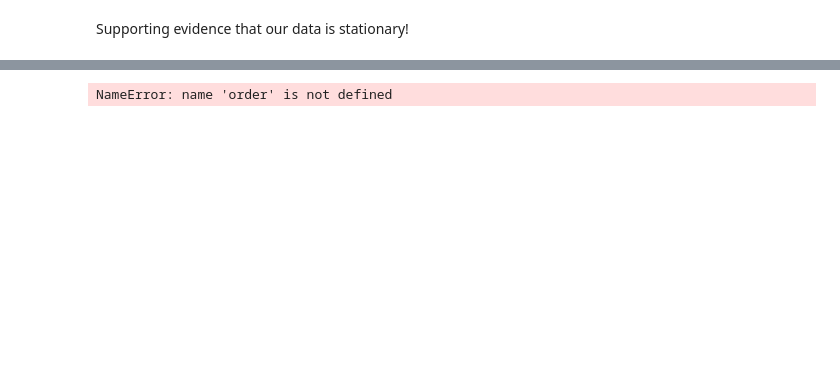
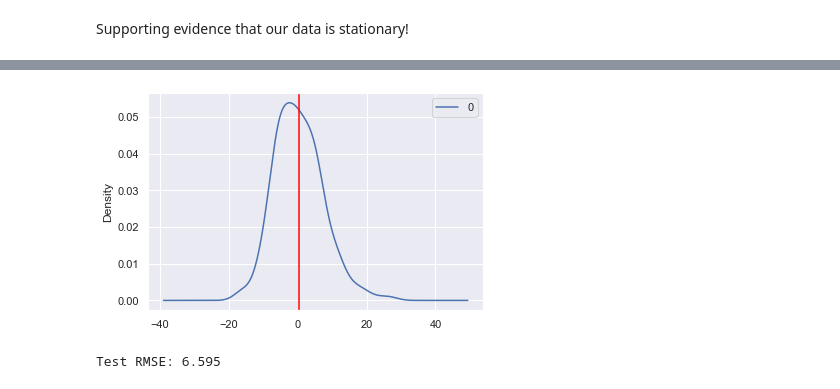
Before and after one commit to frostcow0/python-projects, a Jupyter notebook: ml/exercises/machinelearningmastery/time_series_forecasting/time_series_mini_course.ipynb, the cells around one changed output, grey strips where cells are left out. Drawn from its saved outputs; the diff is of its cells as text; code cells hidden in the pictures; blank space fills up the shorter version.

```diff
--- a/ml/exercises/machinelearningmastery/time_series_forecasting/time_series_mini_course.ipynb
+++ b/ml/exercises/machinelearningmastery/time_series_forecasting/time_series_mini_course.ipynb
@@ -258,9 +235,15 @@ Supporting evidence that our data is stationary!
+# %%
+residuals.plot(kind="kde")
+plt.axvline(residuals[0].mean(), color="red")
+plt.show()
+# %% [output]
+[figure, added]
 # %%
 # better way of writing the code, as opposed to above in AutoReg
-history = train.values
+history = train['Births'].values
 predictions = []
 for t in test.values:
-    model = ARIMA(train, order=(3,0,3))
+    model = ARIMA(history, order=(2,0,2))
     model_fit = model.fit()
     yhat = model_fit.forecast()[0]
     predictions.append(yhat)
@@ -269,5 +252,5 @@ for t in test.values:
 rmse = np.sqrt(metrics.mean_squared_error(test, predictions))
 print(f'Test RMSE: {rmse:.3f}')
 # %% [output]
-NameError: name 'order' is not defined
+Test RMSE: 6.595
 # %%
```
Also changed, not shown: parts of 21 cells of this notebook.
